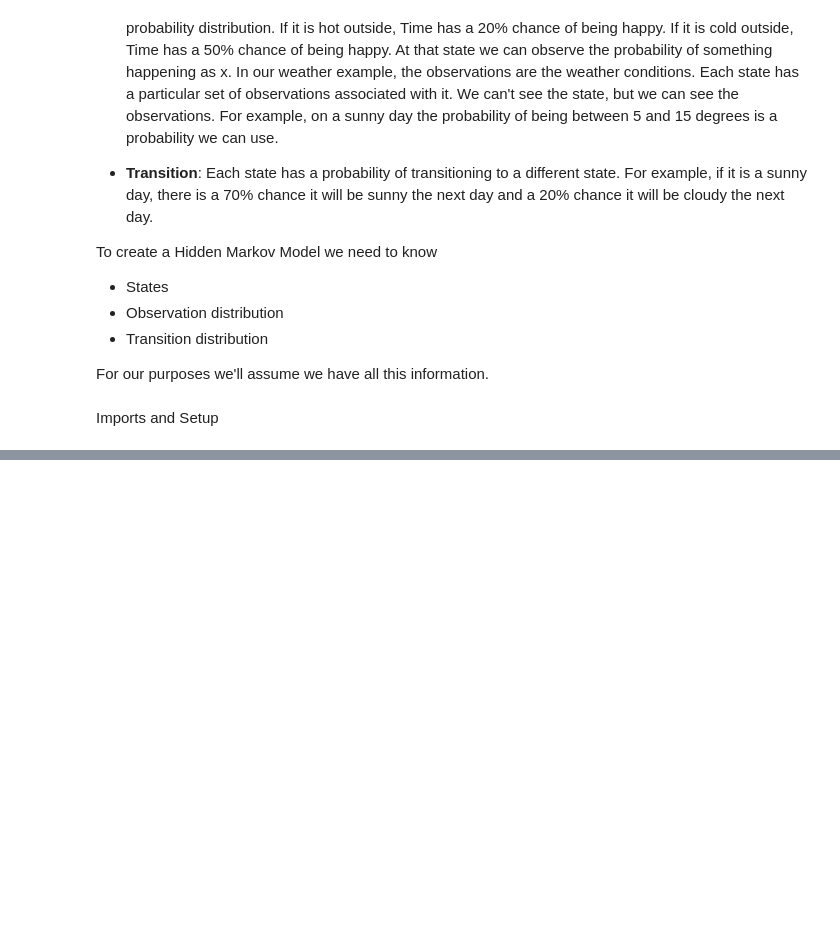
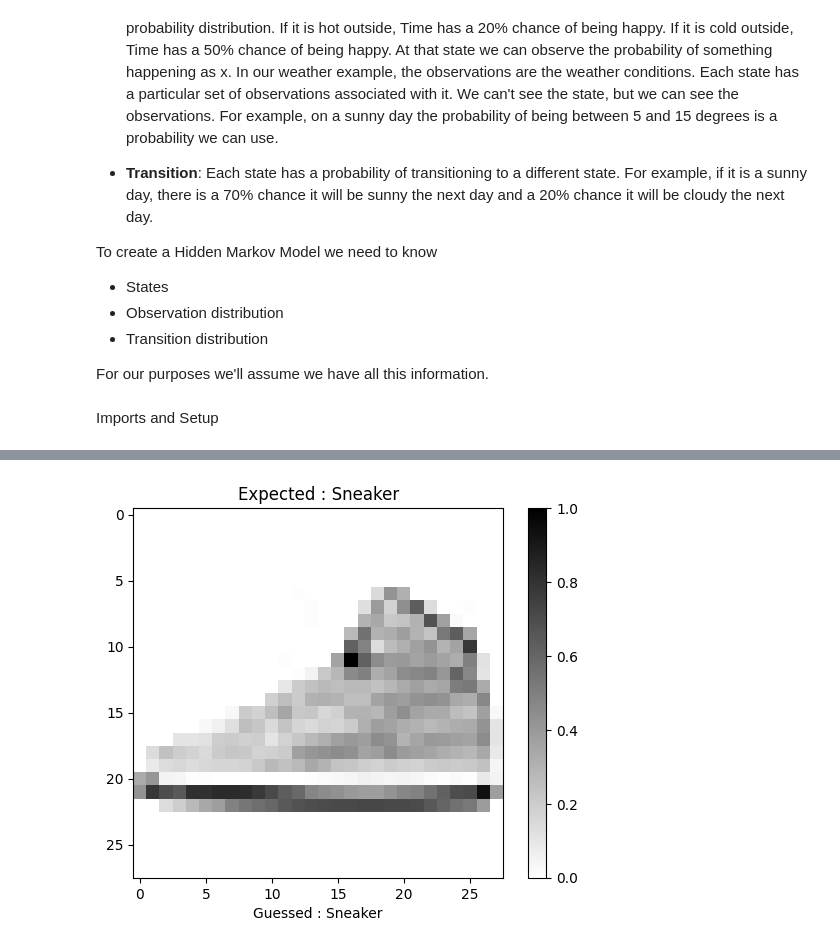
Before and after one commit to gearhead041/machine_learning_lessons, a Jupyter notebook: tensor_flow_intro.ipynb, the cells around one changed output, grey strips where cells are left out. Drawn from its saved outputs; the diff is of its cells as text; code cells hidden in the pictures; blank space fills up the shorter version.

```diff
--- a/tensor_flow_intro.ipynb
+++ b/tensor_flow_intro.ipynb
@@ -529,0 +633,11 @@ import tensorflow_probability as tfp
+# %%
+fashion_mnist = keras.datasets.fashion_mnist  # load dataset
+(train_images, train_labels), (test_images,
+                               test_labels) = fashion_mnist.load_data()
+# so it's a collection of 28 x 28 arrays
+# where each value represents a pixel in an image in range of  0 - 255
+train_images[0]
+train_images.shape
+
+class_names = ['T-shirt/top', 'Trouser', 'Pullover', 'Dress', 'Coat',
+               'Sandal', 'Shirt', 'Sneaker', 'Bag','Ankle boot']
@@ -529,0 +659,3 @@ import tensorflow_probability as tfp
+# %%
+train_images = train_images / 255.0
+test_images = test_images / 255.0
@@ -529,0 +670,12 @@ import tensorflow_probability as tfp
+# %%
+model = keras.Sequential([
+  keras.layers.Flatten(input_shape=(28,28)), #input layer (1)
+  keras.layers.Dense(128,activation='relu'), #hidden layer (2) arbitrary nubmer of neurons
+  keras.layers.Dense(10, activation='softmax') #output layer (3) number ofneuronsis the number of classes
+])
+
+model.compile(optimizer='adam', #TODO read up on these 'hyper parameters'
+              loss='sparse_categorical_crossentropy',
+              metrics=['accuracy'])
+# print(train_images.shape)
+model.fit(train_images,train_labels, epochs=15)
@@ -529,0 +707,13 @@ import tensorflow_probability as tfp
+# %%
+#let's make some predictions 😁
+def predict(index):
+  predictions = model.predict(np.array([test_images[index]]))
+  plt.figure()
+  plt.imshow(test_images[index], cmap=plt.cm.binary) # type: ignore
+  plt.title(f'Expected : {class_names[test_labels[index]]}')
+  plt.xlabel("Guessed : "+class_names[np.argmax(predictions)])
+  plt.colorbar()
+  plt.grid(False)
+
+predict(45)
+# %% [output]
@@ -529,0 +721 @@ import tensorflow_probability as tfp
+[figure, added]
```
Also changed, not shown: parts of 26 cells of this notebook, 1 other file.
